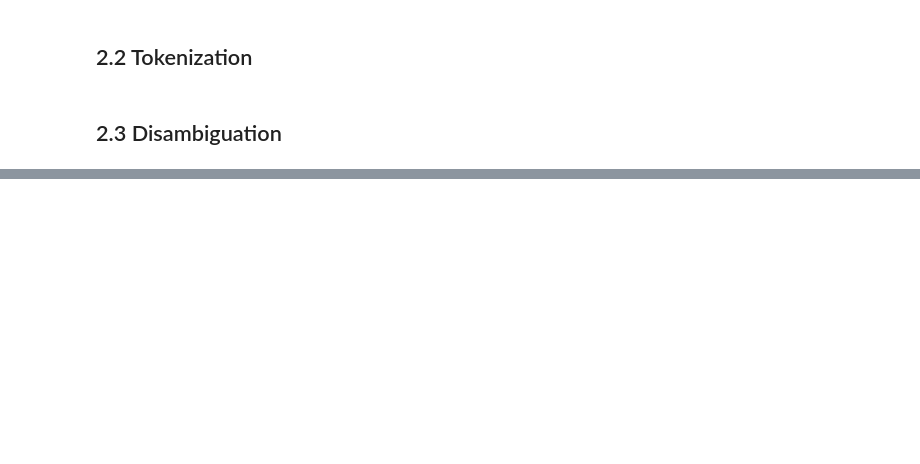
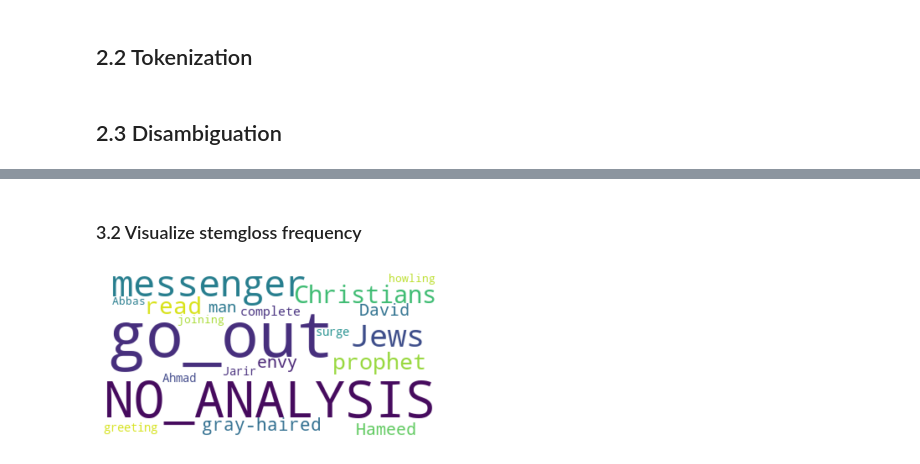
Before and after one commit to apbernhard/altafsir_scraper, a Jupyter notebook: ScrapeBook Word-Frequencies.ipynb, the cells around one changed output, grey strips where cells are left out. Cells and saved outputs as stored; diff of their text form; code cells hidden in the pictures; blank space fills up the shorter version.

```diff
--- a/ScrapeBook Word-Frequencies.ipynb
+++ b/ScrapeBook Word-Frequencies.ipynb
@@ -169,0 +202,29 @@ plt.show()
+# %% [markdown]
+### 3.2 Visualize stemgloss frequency
+# %%
+from collections import Counter
+
+from wordcloud import WordCloud          # pip install wordcloud
+import matplotlib.pyplot as plt
+
+param = "stemgloss"
+
+counter_input = [v.analyses[0].analysis[f"{param}"].split(";")[0] for v in corpus["disambig"]]
+
+COUNTS = Counter(counter_input)
+counts = {k:v for k, v in COUNTS.most_common(20)}
+
+# Output to file
+with open(f"./output/{TafsirId}_{Sura}_{Aya}_{param}_freqs.csv", 'w', encoding="utf-8") as f:
+    for key in counts.keys():
+        f.write("%s, %s\n" % (key, counts[key]))
+
+
+# output to graphics and file
+wordcloud = WordCloud(background_color="white").generate_from_frequencies(counts)
+wordcloud.to_file(f"./output/{TafsirId}_{Sura}_{Aya}_{param}_wc.png")
+plt.imshow(wordcloud, interpolation="bilinear")
+plt.axis("off")
+plt.show()
+# %% [output]
+[figure, added]
```
Also changed, not shown: parts of 23 cells of this notebook, 28 other files.
